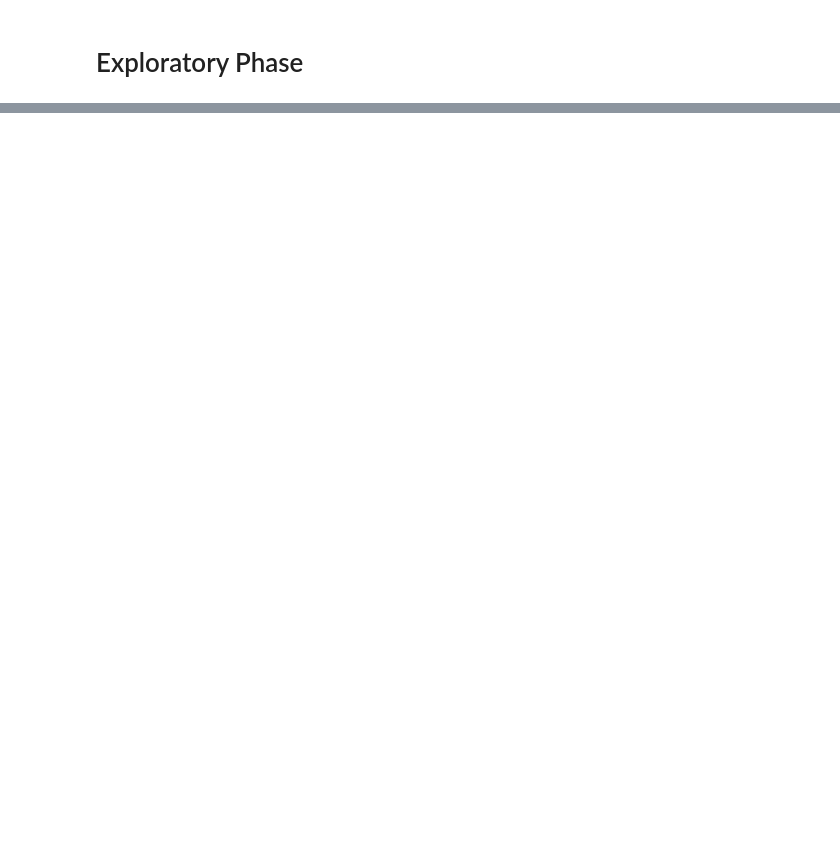
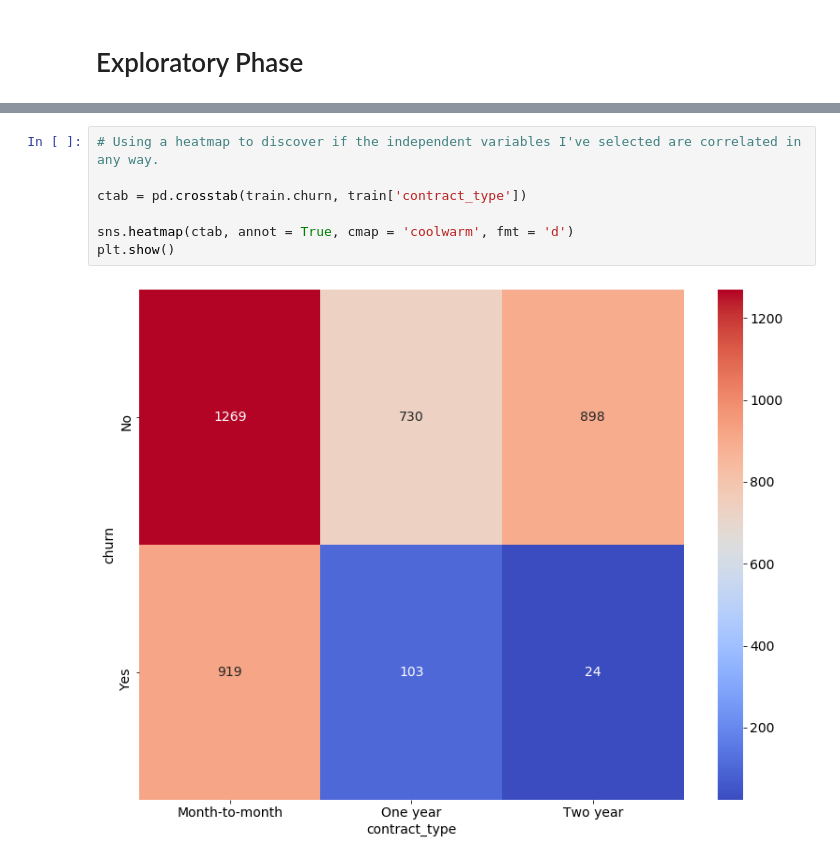
Before and after one commit to lukewbecker/telco-churn-project, a Jupyter notebook: telco_churn_project.ipynb, the cells around one changed output, grey strips where cells are left out. Drawn from its saved outputs; the diff is of its cells as text; blank space fills up the shorter version.

```diff
--- a/telco_churn_project.ipynb
+++ b/telco_churn_project.ipynb
@@ -168,0 +246,9 @@ Name: churn, dtype: float64
+# %%
+# Using a heatmap to discover if the independent variables I've selected are correlated in any way.
+
+ctab = pd.crosstab(train.churn, train['contract_type'])
+
+sns.heatmap(ctab, annot = True, cmap = 'coolwarm', fmt = 'd')
+plt.show()
+# %% [output]
+[figure, added]
```
Also changed, not shown: parts of 85 cells of this notebook, 1 other file.
